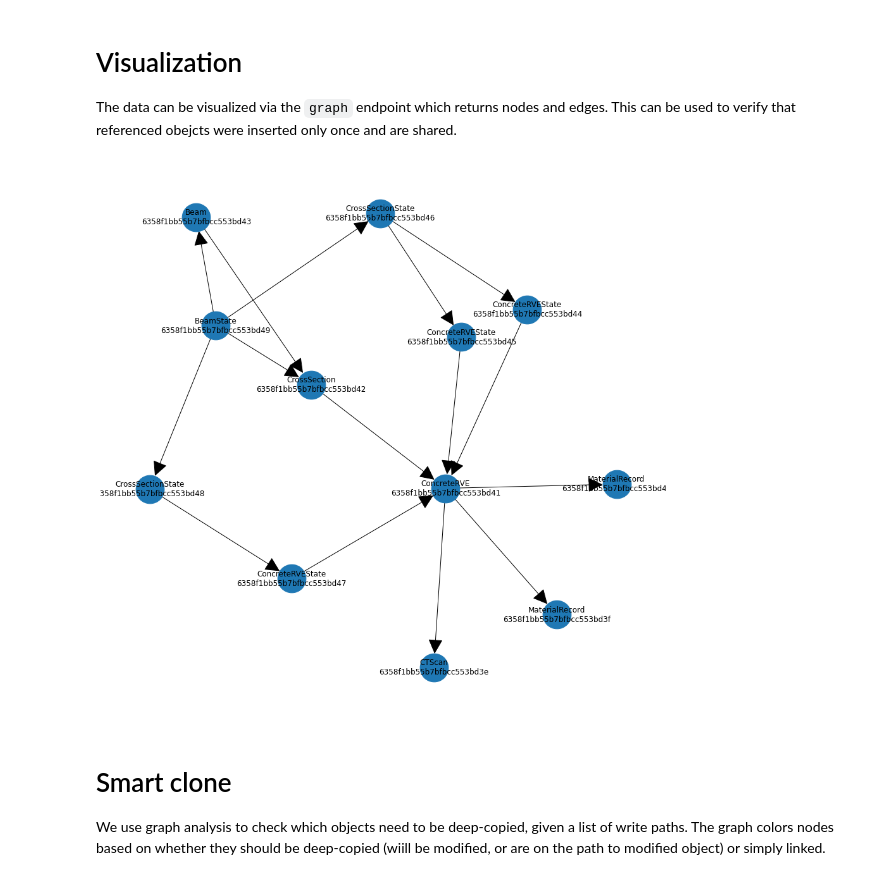
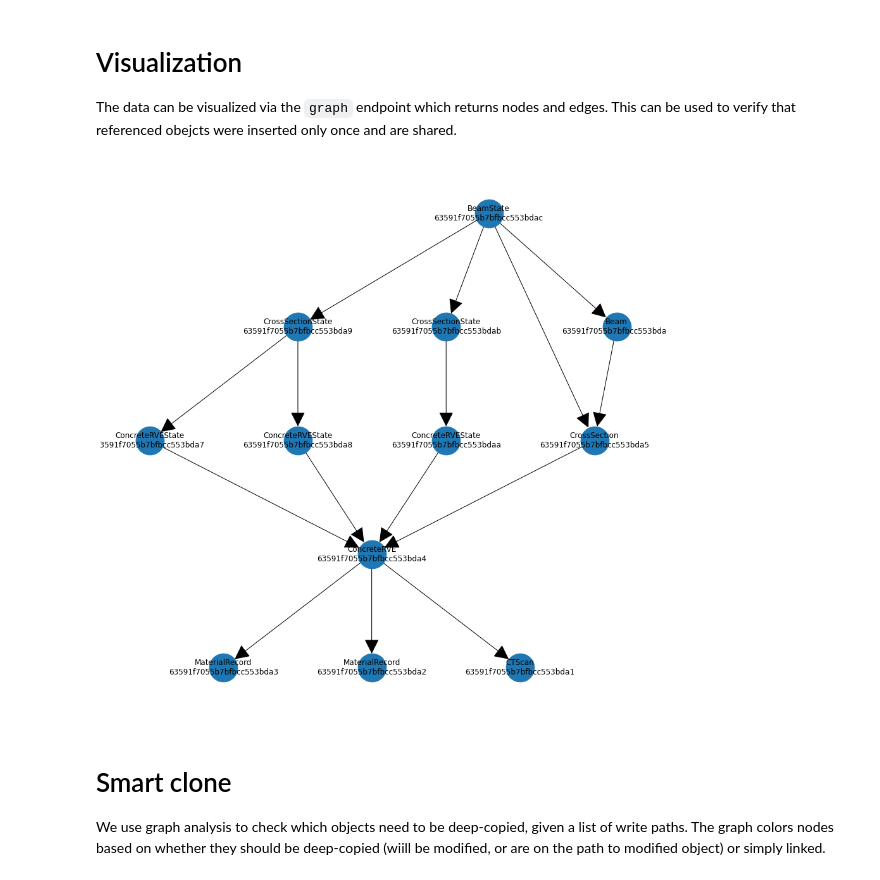
Before and after one commit to mupif/EDM, a Jupyter notebook: jupyter/04-dms-data.ipynb, the cells around one changed output. Saved outputs shown, nothing was run; the diff lists cells and outputs as text; code cells hidden in the pictures.

```diff
--- a/jupyter/04-dms-data.ipynb
+++ b/jupyter/04-dms-data.ipynb
@@ -152,21 +152,22 @@ The data can be visualized via the `graph` endpoint which returns nodes and edge
 # %%
 import networkx as nx
 from networkx.drawing.nx_pydot import pydot_layout
 
 import matplotlib.pyplot as plt
 nodes,edges=get(f'{DB}/BeamState/{ID}/graph',debug=True,no_show=True)
 G=nx.DiGraph()
 G.add_nodes_from(nodes)
 G.add_edges_from(edges)
+rootNode=nodes[0]
 fig,ax=plt.subplots(1,1,figsize=(16,16))
 nx.draw(
     G,ax=ax,with_labels=True,
     node_size=2000,
-    pos=pydot_layout(G),
+    pos=pydot_layout(G,root=rootNode,prog='dot'),
     arrowsize=50,
 )
 # %% [output]
-[figure, old version]
+[figure, new version]
 # %% [markdown]
 # Smart clone
 We use graph analysis to check which objects need to be deep-copied, given a list of write paths. The graph colors nodes based on whether they should be deep-copied (wiill be modified, or are on the path to modified object) or simply linked.
```
Also changed, not shown: parts of 5 cells of this notebook.
